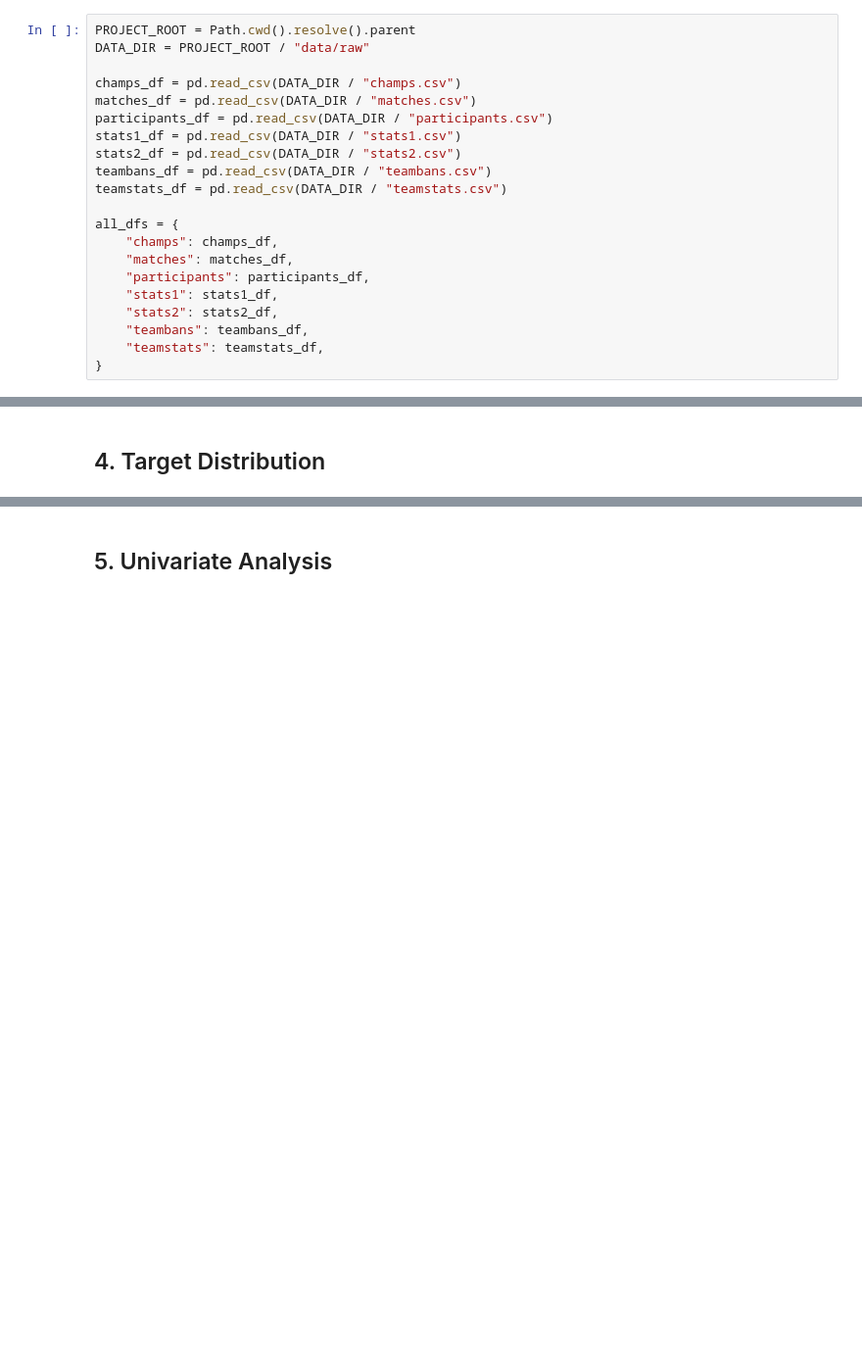
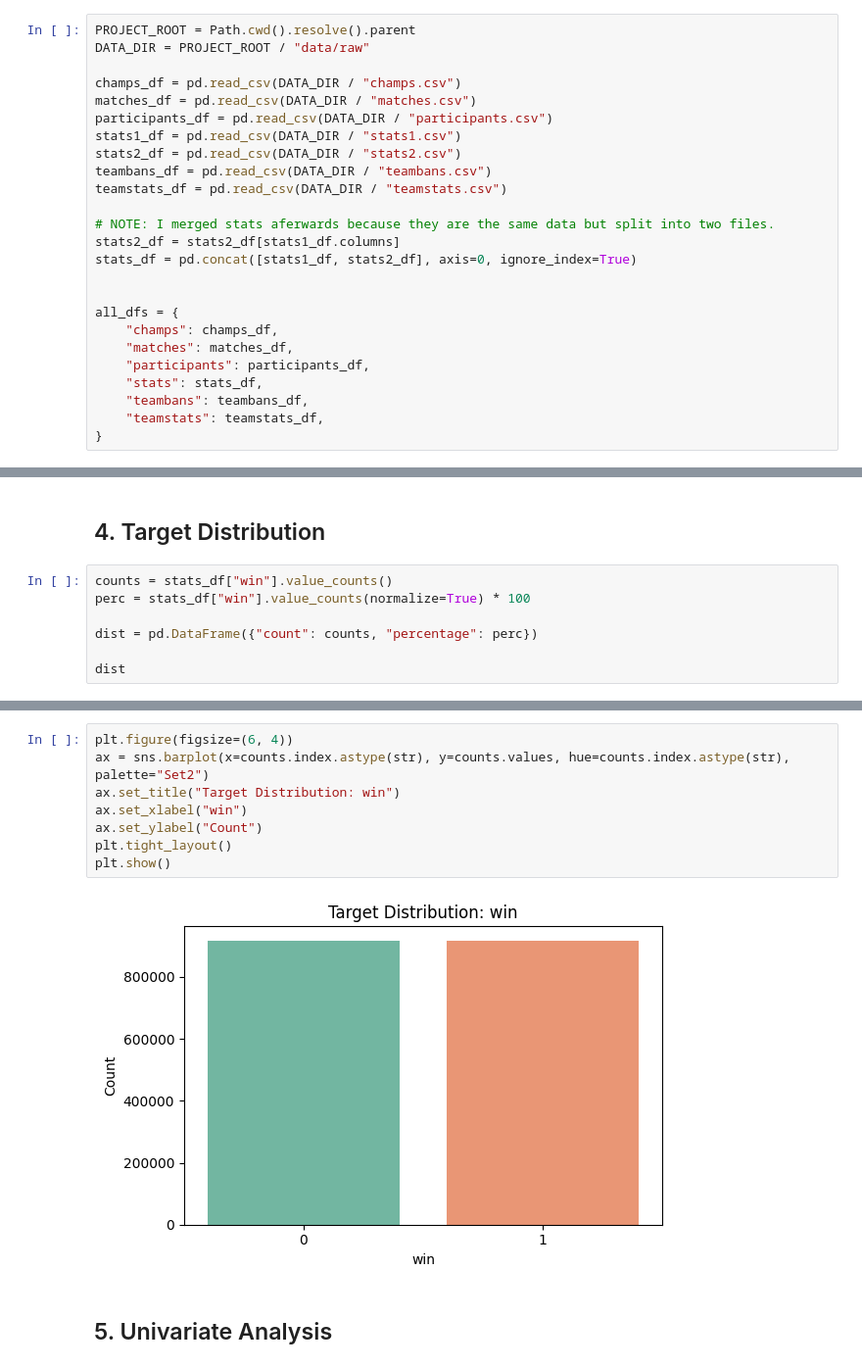
Before and after one commit to El-Maktab/lol-match-oracle, a Jupyter notebook: notebooks/ 01_data_exploration.ipynb, the cells around one changed output, grey strips where cells are left out. Shown at 98% size. Drawn from its saved outputs; the diff is of its cells as text; blank space fills up the shorter version.

Commit message:
feat(eda): add achema, missing value, target distribution analysis

```diff
--- a/notebooks/ 01_data_exploration.ipynb
+++ b/notebooks/ 01_data_exploration.ipynb
@@ -20,12 +22,16 @@ stats2_df = pd.read_csv(DATA_DIR / "stats2.csv")
 teambans_df = pd.read_csv(DATA_DIR / "teambans.csv")
 teamstats_df = pd.read_csv(DATA_DIR / "teamstats.csv")
 
+# NOTE: I merged stats aferwards because they are the same data but split into two files.
+stats2_df = stats2_df[stats1_df.columns]
+stats_df = pd.concat([stats1_df, stats2_df], axis=0, ignore_index=True)
+
+
 all_dfs = {
     "champs": champs_df,
     "matches": matches_df,
     "participants": participants_df,
-    "stats1": stats1_df,
-    "stats2": stats2_df,
+    "stats": stats_df,
     "teambans": teambans_df,
     "teamstats": teamstats_df,
 }
@@ -60,2 +109,9 @@ memory_usage: 36.51283645629883 MB
 # %% [markdown]
 ## 4. Target Distribution
+# %%
+counts = stats_df["win"].value_counts()
+perc = stats_df["win"].value_counts(normalize=True) * 100
+
+dist = pd.DataFrame({"count": counts, "percentage": perc})
+
+dist
@@ -62,3 +123,13 @@ memory_usage: 36.51283645629883 MB
+# %%
+plt.figure(figsize=(6, 4))
+ax = sns.barplot(x=counts.index.astype(str), y=counts.values, hue=counts.index.astype(str), palette="Set2")
+ax.set_title("Target Distribution: win")
+ax.set_xlabel("win")
+ax.set_ylabel("Count")
+plt.tight_layout()
+plt.show()
+# %% [output]
+[figure, added]
 # %% [markdown]
 ## 5. Univariate Analysis
 # %% [markdown]
```
Also changed, not shown: parts of 5 cells of this notebook, 2 other files.
